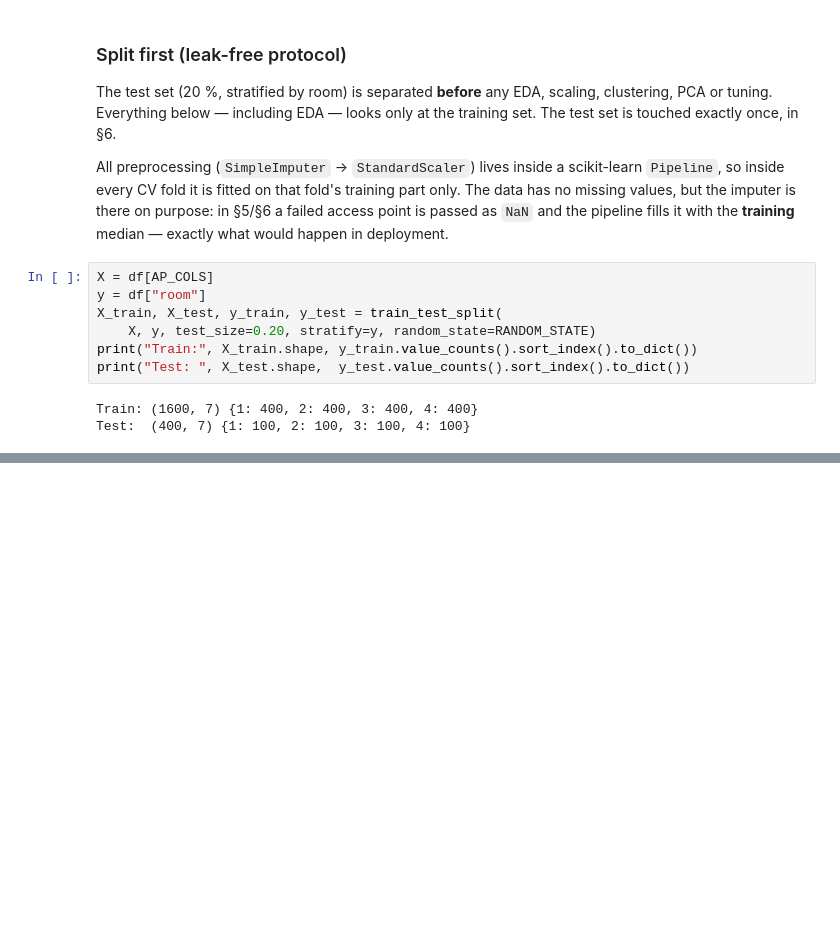
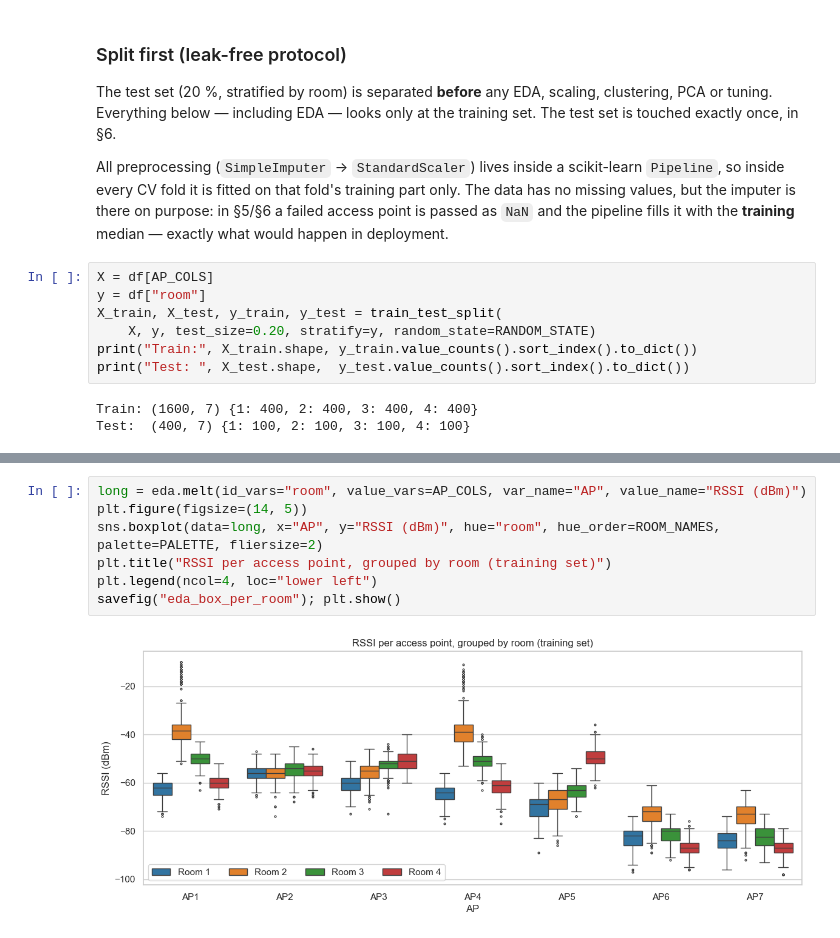
Before and after one commit to techshowdown123-creator/wifi-indoor-localisation, a Jupyter notebook: P6_WiFi_Localisation.ipynb, the cells around one changed output, grey strips where cells are left out. Drawn from its saved outputs; the diff is of its cells as text; blank space fills up the shorter version.

```diff
--- a/P6_WiFi_Localisation.ipynb
+++ b/P6_WiFi_Localisation.ipynb
@@ -127,0 +165,9 @@ Test:  (400, 7) {1: 100, 2: 100, 3: 100, 4: 100}
+# %%
+long = eda.melt(id_vars="room", value_vars=AP_COLS, var_name="AP", value_name="RSSI (dBm)")
+plt.figure(figsize=(14, 5))
+sns.boxplot(data=long, x="AP", y="RSSI (dBm)", hue="room", hue_order=ROOM_NAMES, palette=PALETTE, fliersize=2)
+plt.title("RSSI per access point, grouped by room (training set)")
+plt.legend(ncol=4, loc="lower left")
+savefig("eda_box_per_room"); plt.show()
+# %% [output]
+[figure, added]
```
Also changed, not shown: parts of 6 cells of this notebook, 4 other files.
